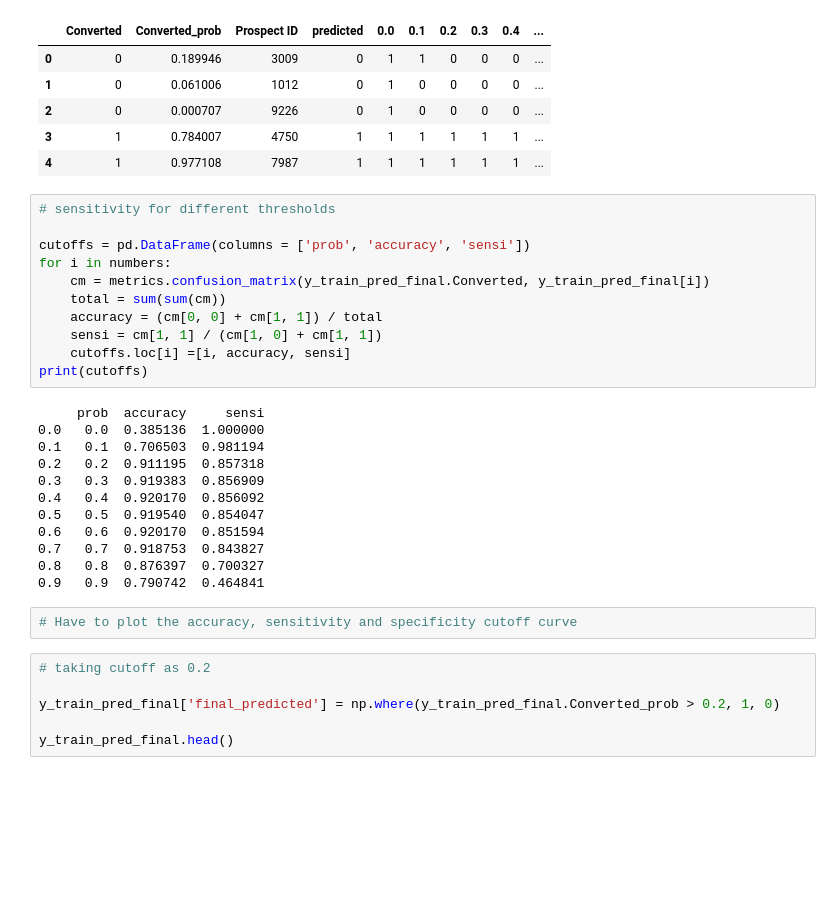
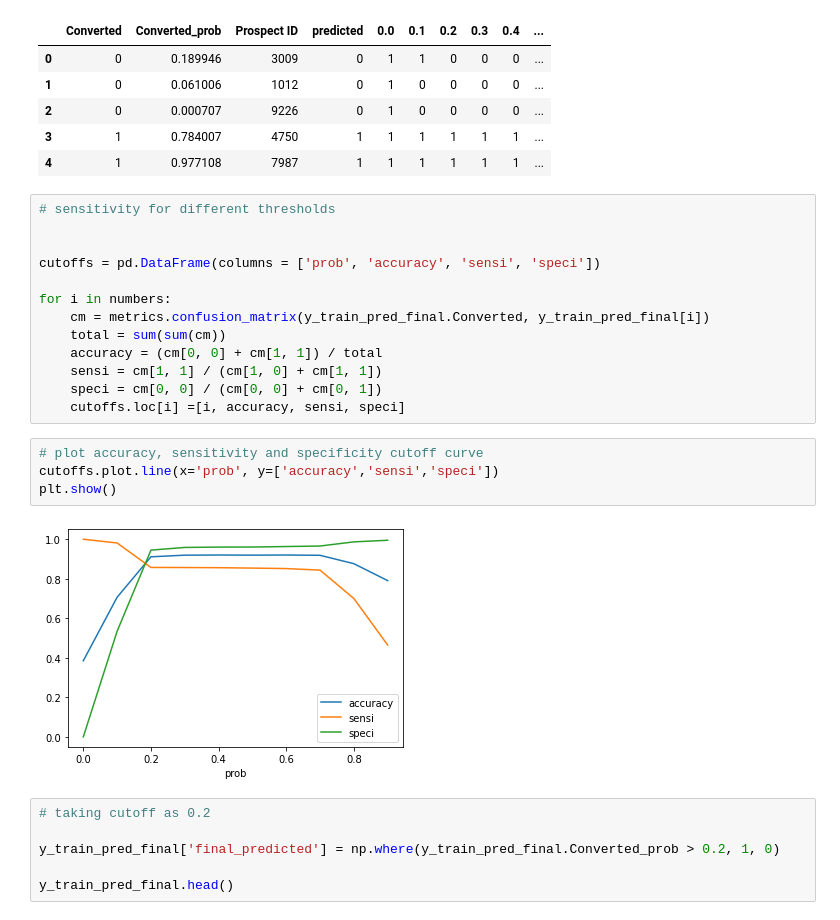
Before and after one commit to sasanka-sai/Lead_scoring_case_study, a Jupyter notebook: Lead_scoring_dataset_Final_V001.ipynb, the cells around one changed output. Cells and saved outputs as stored; diff of their text form; blank space fills up the shorter version.

```diff
--- a/Lead_scoring_dataset_Final_V001.ipynb
+++ b/Lead_scoring_dataset_Final_V001.ipynb
@@ -1652,28 +1663,22 @@ y_train_pred_final.head()
 # %%
 # sensitivity for different thresholds
 
-cutoffs = pd.DataFrame(columns = ['prob', 'accuracy', 'sensi'])
+
+cutoffs = pd.DataFrame(columns = ['prob', 'accuracy', 'sensi', 'speci'])
+
 for i in numbers:
     cm = metrics.confusion_matrix(y_train_pred_final.Converted, y_train_pred_final[i])
     total = sum(sum(cm))
     accuracy = (cm[0, 0] + cm[1, 1]) / total
     sensi = cm[1, 1] / (cm[1, 0] + cm[1, 1])
-    cutoffs.loc[i] =[i, accuracy, sensi]
-print(cutoffs)
+    speci = cm[0, 0] / (cm[0, 0] + cm[0, 1])
+    cutoffs.loc[i] =[i, accuracy, sensi, speci]
-# %% [output]
-     prob  accuracy     sensi
-0.0   0.0  0.385136  1.000000
-0.1   0.1  0.706503  0.981194
-0.2   0.2  0.911195  0.857318
-0.3   0.3  0.919383  0.856909
-0.4   0.4  0.920170  0.856092
-0.5   0.5  0.919540  0.854047
-0.6   0.6  0.920170  0.851594
-0.7   0.7  0.918753  0.843827
-0.8   0.8  0.876397  0.700327
-0.9   0.9  0.790742  0.464841
 # %%
-# Have to plot the accuracy, sensitivity and specificity cutoff curve
+# plot accuracy, sensitivity and specificity cutoff curve
+cutoffs.plot.line(x='prob', y=['accuracy','sensi','speci'])
+plt.show()
+# %% [output]
+[figure, added]
 # %%
 # taking cutoff as 0.2
 
```
Also changed, not shown: parts of 30 cells of this notebook, 1 other file.
